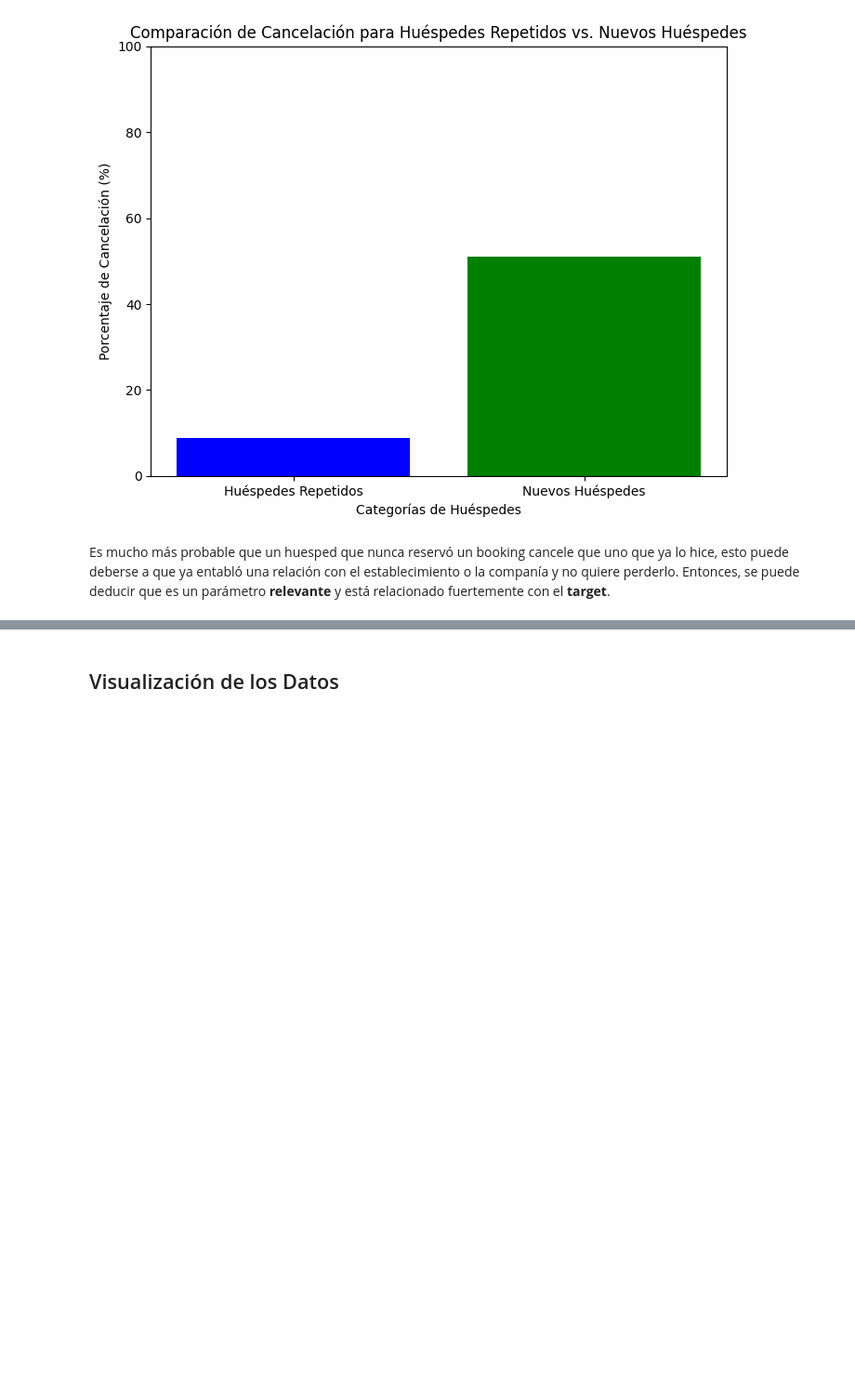
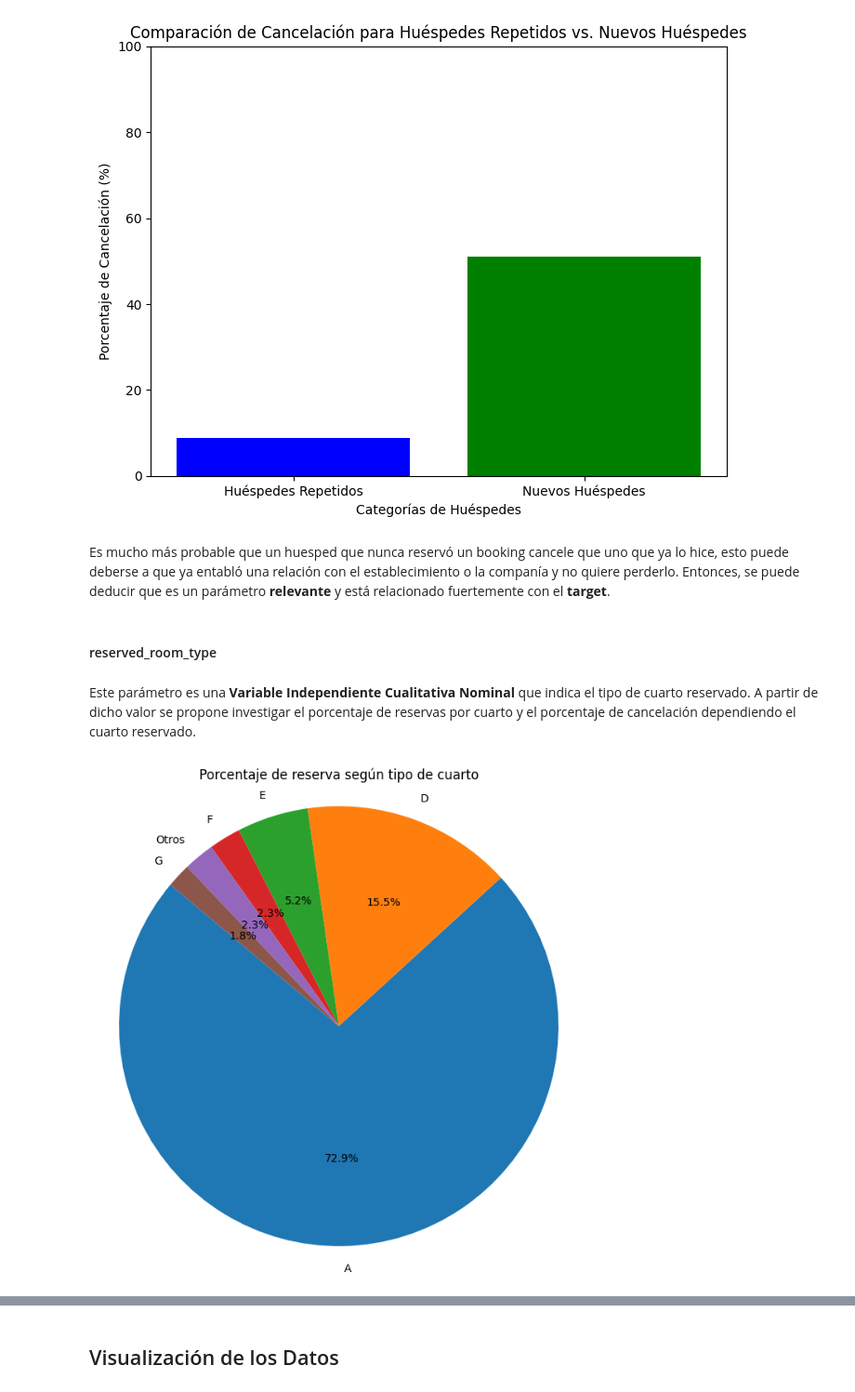
Before and after one commit to InspectorDave/OrgaDeDatos-TPs, a Jupyter notebook: 7506R_TP1_GRUPO11_CHP1_ENTREGA.ipynb, the cells around one changed output, grey strips where cells are left out. Shown at 93% size. Drawn from its saved outputs; the diff is of its cells as text; code cells hidden in the pictures; blank space fills up the shorter version.

Commit message:
reserved_room_type

```diff
--- a/7506R_TP1_GRUPO11_CHP1_ENTREGA.ipynb
+++ b/7506R_TP1_GRUPO11_CHP1_ENTREGA.ipynb
@@ -1221,3 +1221,23 @@ plt.show()
 [figure]
 # %% [markdown]
 Es mucho más probable que un huesped que nunca reservó un booking cancele que uno que ya lo hice, esto puede deberse a que ya entabló una relación con el establecimiento o la companía y no quiere perderlo. Entonces, se puede deducir que es un parámetro **relevante** y está relacionado fuertemente con el **target**.
+# %% [markdown]
+#### reserved_room_type
+# %% [markdown]
+Este parámetro es una **Variable Independiente Cualitativa Nominal** que indica el tipo de cuarto reservado. A partir de dicho valor se propone investigar el porcentaje de reservas por cuarto y el porcentaje de cancelación dependiendo el cuarto reservado.
+# %%
+hotels_df_copy = hotels_df.copy()
+reserved_room_type_counts = hotels_df_copy["reserved_room_type"].value_counts()
+threshold = 0.01 * len(hotels_df_copy)
+hotels_df_copy['reserved_room_type'] = hotels_df_copy['reserved_room_type'].apply(lambda x: x if reserved_room_type_counts[x] > threshold else 'Otros')
+new_reserved_room_type_counts = hotels_df_copy['reserved_room_type'].value_counts()
+
+plt.figure(figsize=(8, 8))
+plt.pie(new_reserved_room_type_counts, labels=new_reserved_room_type_counts.index, autopct='%1.1f%%', startangle=140)
+plt.title('Porcentaje de reserva según tipo de cuarto')
+plt.axis('equal')
+plt.show()
+
+hotels_df = hotels_df_backup.copy()
+# %% [output]
+[figure, added]
```
Also changed, not shown: parts of 3 cells of this notebook.
